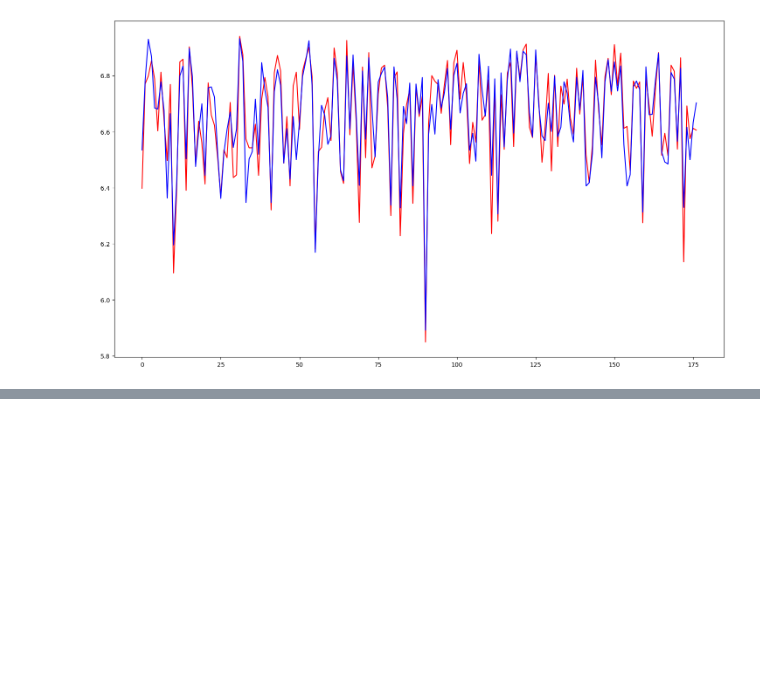
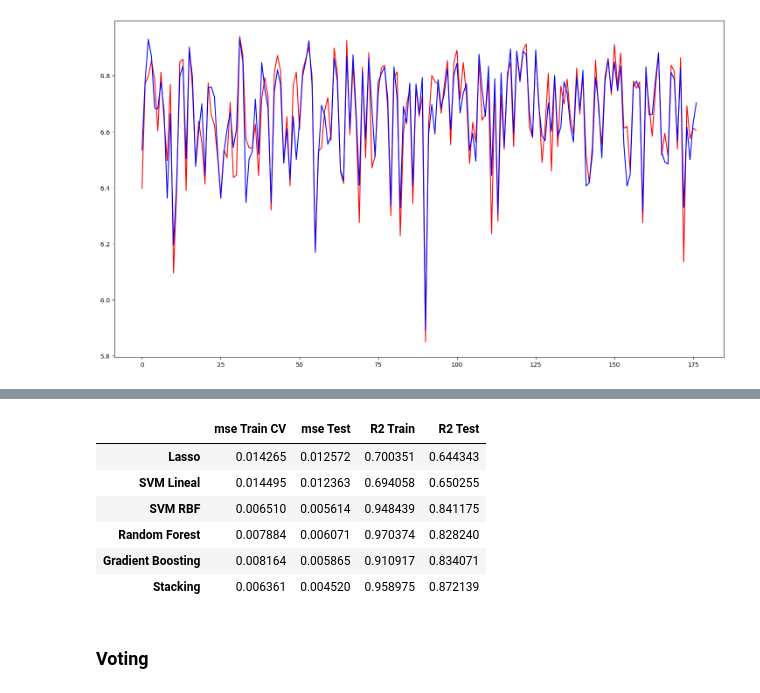
Before and after one commit to DesdenLK/APA, a Jupyter notebook: P4/P1_Llista4_Luca_Acosta_Iglesias.ipynb, the cells around one changed output, grey strips where cells are left out. Drawn from its saved outputs; the diff is of its cells as text; code cells hidden in the pictures; blank space fills up the shorter version.

```diff
--- a/P4/P1_Llista4_Luca_Acosta_Iglesias.ipynb
+++ b/P4/P1_Llista4_Luca_Acosta_Iglesias.ipynb
@@ -361,0 +417,11 @@ plt.plot(rbsvr_gs.predict(X_test_scaled),'b');
+# %%
+param = {'n_estimators': [5,10,25,40, 50, 75,100, 200],
+         'loss':['absolute_error', 'quantile', 'huber', 'squared_error'],
+         'criterion':['friedman_mse', 'squared_error'],
+         'max_depth':[None, 1, 2, 3,  5,  8, 9,10,15],
+         'min_samples_leaf':[1,2,3,5,10],
+         'learning_rate':[0.1,0.5, 1,3, 5, 10, 15]}
+
+gb =  GradientBoostingRegressor(random_state=0,n_iter_no_change=5)
+gb_bs =  BayesSearchCV(gb,param,n_iter=15, cv=10, n_jobs=-1, refit=True, random_state=0)
+gb_bs.fit(X_train, y_train);
@@ -361,0 +525,18 @@ plt.plot(rbsvr_gs.predict(X_test_scaled),'b');
+# %%
+y_pred_st1 = st1.predict(X_test_scaled)
+# %%
+mseTest, r2Test = evaluate_model(y_test, y_pred_st1)
+
+save_results("Stacking", mse_st1_cv, mseTest, r2_st1_train, r2Test)
+
+results
+# %% [output]
+|  | mse Train CV | mse Test | R2 Train | R2 Test |
+| Lasso | 0.014265 | 0.012572 | 0.700351 | 0.644343 |
+| SVM Lineal | 0.014495 | 0.012363 | 0.694058 | 0.650255 |
+| SVM RBF | 0.006510 | 0.005614 | 0.948439 | 0.841175 |
+| Random Forest | 0.007884 | 0.006071 | 0.970374 | 0.828240 |
+| Gradient Boosting | 0.008164 | 0.005865 | 0.910917 | 0.834071 |
+| Stacking | 0.006361 | 0.004520 | 0.958975 | 0.872139 |
+# %% [markdown]
+### Voting
```
Also changed, not shown: parts of 24 cells of this notebook.
